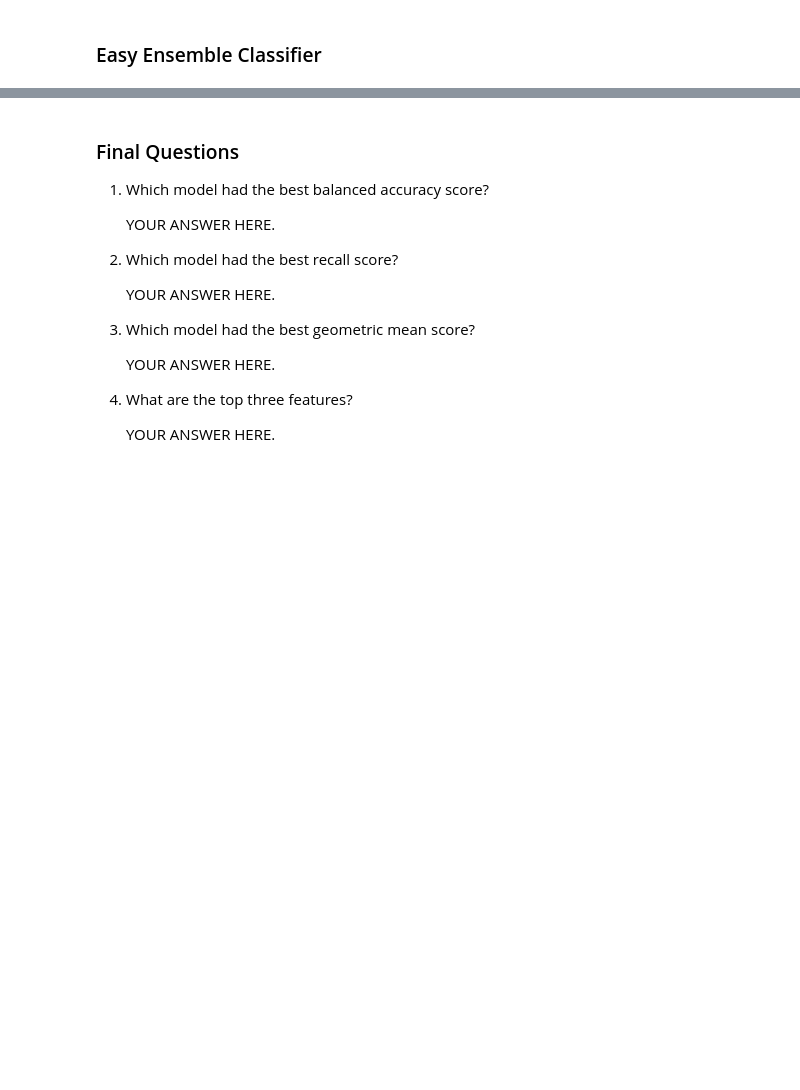
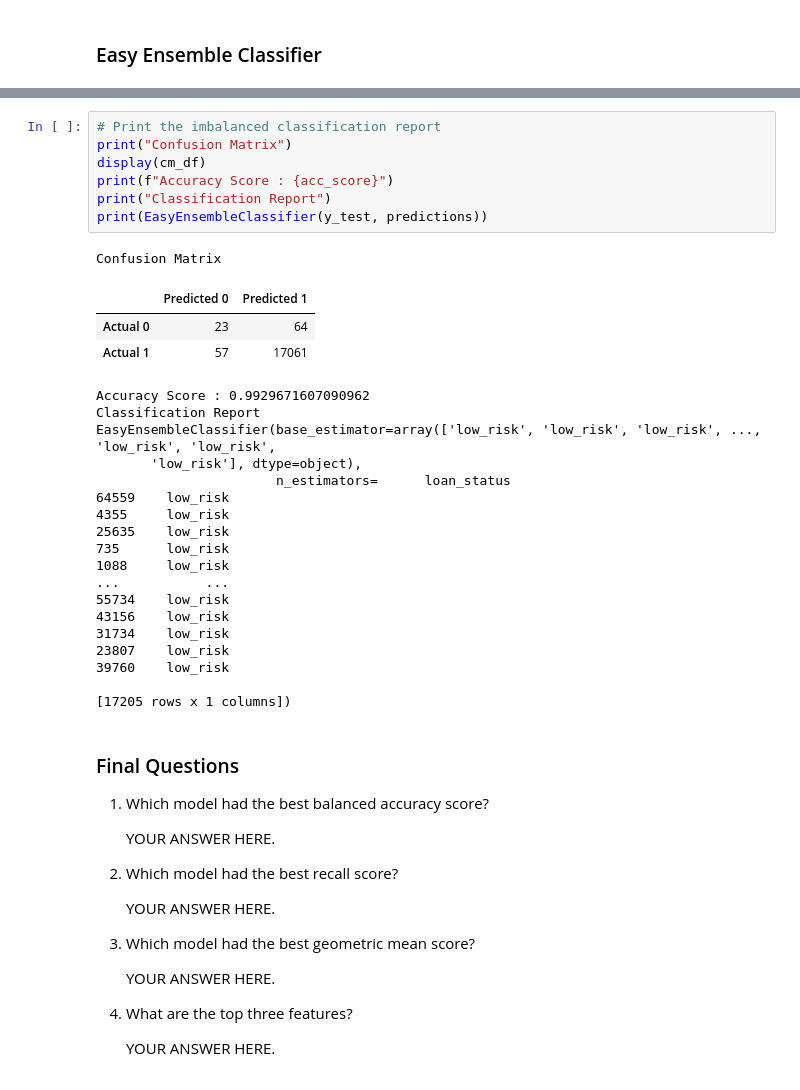
Before and after one commit to InfluxVC/Classification, a Jupyter notebook: credit_risk_ensemble.ipynb, the cells around one changed output, grey strips where cells are left out. Cells and saved outputs as stored; diff of their text form; blank space fills up the shorter version.

```diff
--- a/credit_risk_ensemble.ipynb
+++ b/credit_risk_ensemble.ipynb
@@ -171,3 +246,33 @@ Note: Use a random state of 1 for each algorithm to ensure consistency between t
+# %%
+# Print the imbalanced classification report
+print("Confusion Matrix")
+display(cm_df)
+print(f"Accuracy Score : {acc_score}")
+print("Classification Report")
+print(EasyEnsembleClassifier(y_test, predictions))
+# %% [output]
+Confusion Matrix
+|  | Predicted 0 | Predicted 1 |
+| Actual 0 | 23 | 64 |
+| Actual 1 | 57 | 17061 |
+Accuracy Score : 0.9929671607090962
+Classification Report
+EasyEnsembleClassifier(base_estimator=array(['low_risk', 'low_risk', 'low_risk', ..., 'low_risk', 'low_risk',
+       'low_risk'], dtype=object),
+                       n_estimators=      loan_status
+64559    low_risk
+4355     low_risk
+25635    low_risk
+735      low_risk
+1088     low_risk
+...           ...
+55734    low_risk
+43156    low_risk
+31734    low_risk
+23807    low_risk
+39760    low_risk
+
+[17205 rows x 1 columns])
 # %% [markdown]
 ### Final Questions
 
```
Also changed, not shown: parts of 19 cells of this notebook, 1 other file.
